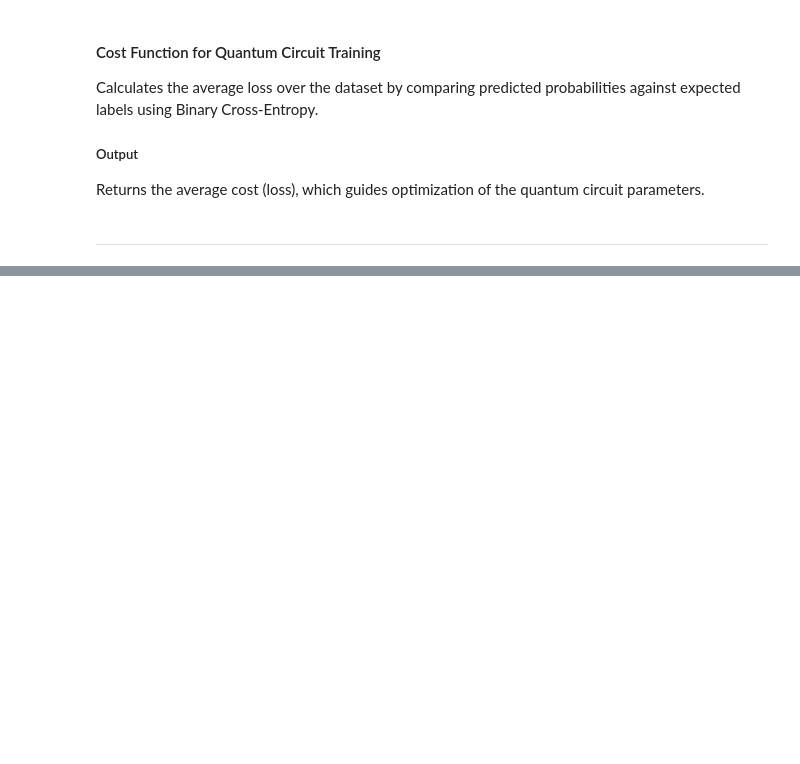
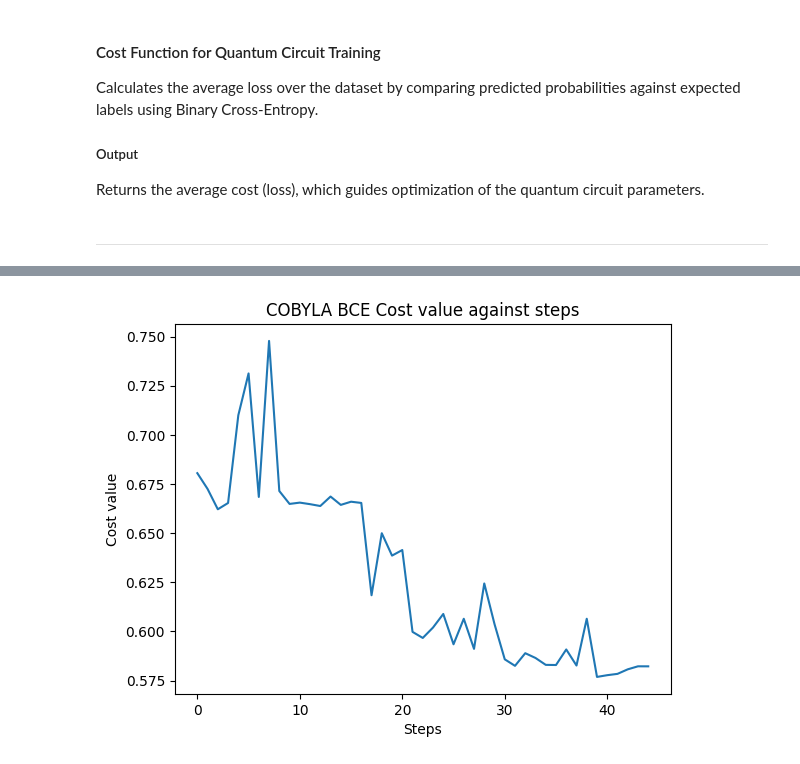
Before and after one commit to dosqas/r2p-quantum-qiskit-exploration, a Jupyter notebook: Capstone_Project/HeartDiseaseVQC.ipynb, the cells around one changed output, grey strips where cells are left out. Saved outputs shown, nothing was run; the diff lists cells and outputs as text; code cells hidden in the pictures; blank space fills up the shorter version.

```diff
--- a/Capstone_Project/HeartDiseaseVQC.ipynb
+++ b/Capstone_Project/HeartDiseaseVQC.ipynb
@@ -514,7 +643,21 @@ print("Final Cost Value:", result.fun)
 # %%
+# Create a new figure for plotting
 fig = plt.figure()
+
+# Plot the cost value against optimization step index
 plt.plot(range(len(cost_list)), cost_list)
+
+# Label x and y axes
 plt.xlabel('Steps')
 plt.ylabel('Cost value')
-plt.title("COBYLA BCE Cost value against steps")
+
+# Set the plot title based on the optimizer used
+if USE_CMA:
+    plt.title("CMA-ES BCE Cost value against steps")
+else:
+    plt.title("COBYLA BCE Cost value against steps")
+
+# Display the plot
 plt.show()
+# %% [output]
+[figure, added]
```
Also changed, not shown: parts of 18 cells of this notebook.
